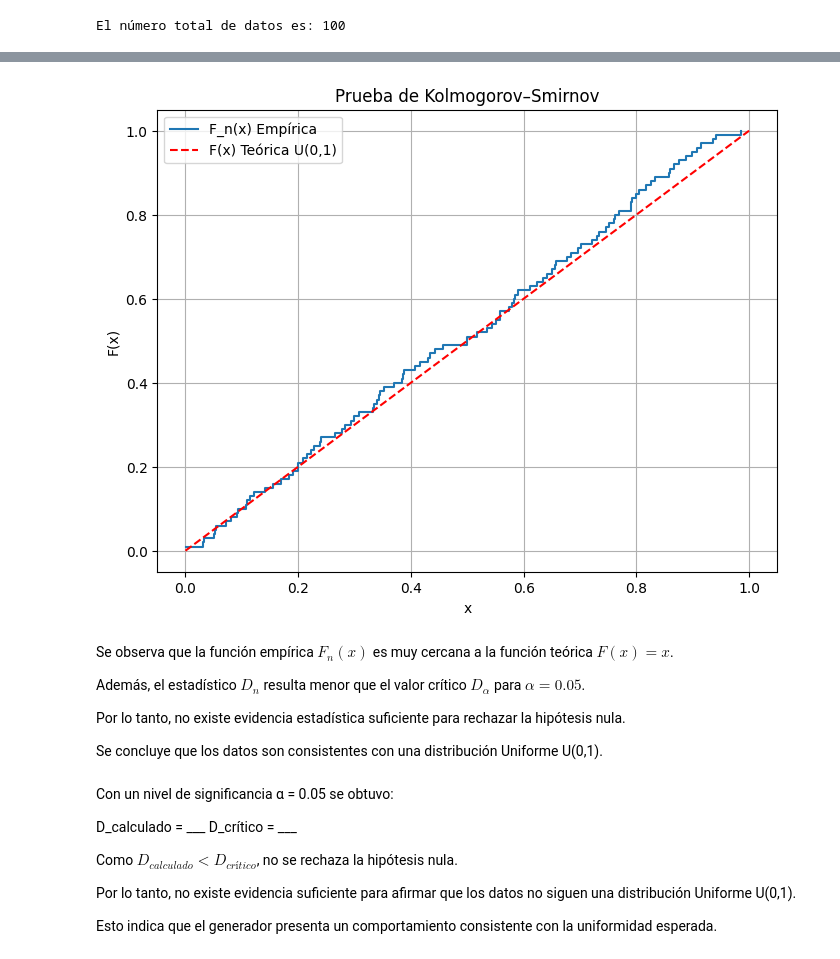
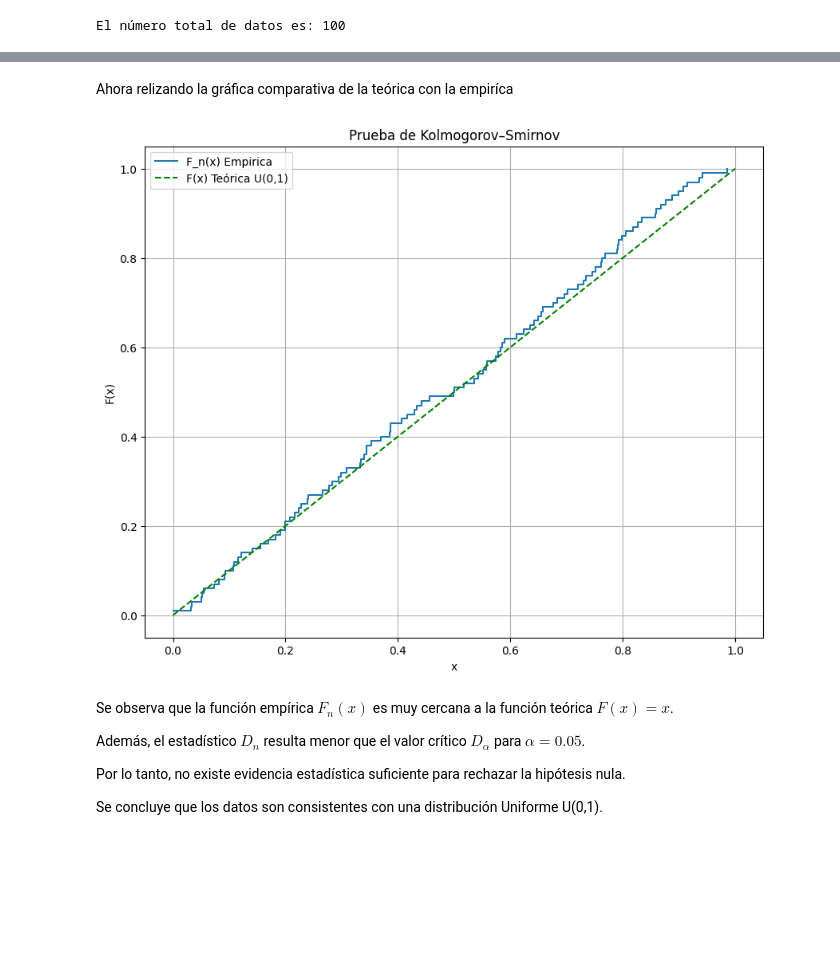
Before and after one commit to KarlaMichelleSorianoSanhez/Simulacion-I, a Jupyter notebook: Prueba_de_Kolmogorov_Smirnov.ipynb, the cells around one changed output, grey strips where cells are left out. Saved outputs shown, nothing was run; the diff lists cells and outputs as text; code cells hidden in the pictures; blank space fills up the shorter version.

```diff
--- a/Prueba_de_Kolmogorov_Smirnov.ipynb
+++ b/Prueba_de_Kolmogorov_Smirnov.ipynb
@@ -220,28 +227,28 @@ No se rechaza H0: Los datos provienen de una distribución uniforme U(0,1)
+# %% [markdown]
+Ahora relizando la gráfica comparativa de la teórica con la empiríca
 # %%
-# Función empírica acumulada
-y_empirica = np.arange(1, n+1)/n
+#funcion empririca acumulada
+y_empirica = np.arange (1, n+1)/n
 
-# Dominio teórico uniforme
-x_teorico = np.linspace(0,1,200)
+#dominio teorico
+x_teorico = np.linspace (0,1,200)
 
-plt.figure(figsize=(8,6))
+plt.figure (figsize= (10,8))
 
-# F_n(x)
-plt.step(datos_ordenados, y_empirica, where='post',
-         label="F_n(x) Empírica")
+#F_n(x)
+plt.step(datos_ordenados, y_empirica, where="post", label= "F_n(x) Empirica")
 
 # F(x) = x
-plt.plot(x_teorico, x_teorico, 'r--',
-         label="F(x) Teórica U(0,1)")
+plt.plot (x_teorico, x_teorico, "g--", label="F(x) Teórica U(0,1)")
 
 plt.title("Prueba de Kolmogorov–Smirnov")
 plt.xlabel("x")
 plt.ylabel("F(x)")
 plt.legend()
 plt.grid(True)
 plt.show()
 # %% [output]
-[figure, old version]
+[figure, new version]
 # %% [markdown]
 Se observa que la función empírica
 $F_n(x)$ es muy cercana
@@ -255,16 +262,3 @@ para rechazar la hipótesis nula.
 
 Se concluye que los datos son consistentes con una
 distribución Uniforme U(0,1).
-# %% [markdown]
-Con un nivel de significancia α = 0.05 se obtuvo:
-
-D_calculado = ___
-D_crítico = ___
-
-Como $D_{calculado} < D_{crítico}$, no se rechaza la hipótesis nula.
-
-Por lo tanto, no existe evidencia suficiente para afirmar que los datos
-no siguen una distribución Uniforme U(0,1).
-
-Esto indica que el generador presenta un comportamiento consistente con
-la uniformidad esperada.
```
Also changed, not shown: parts of 4 cells of this notebook.
